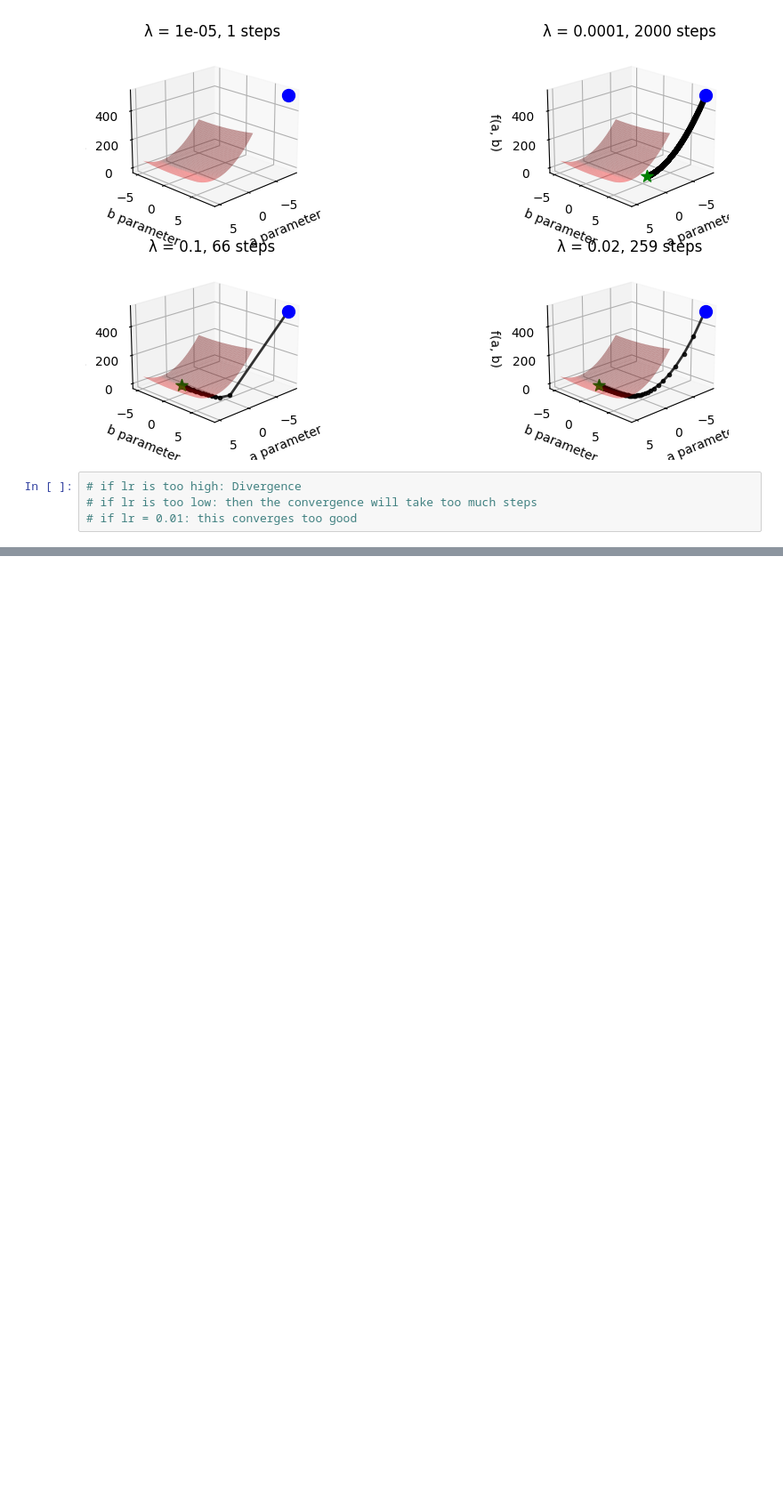
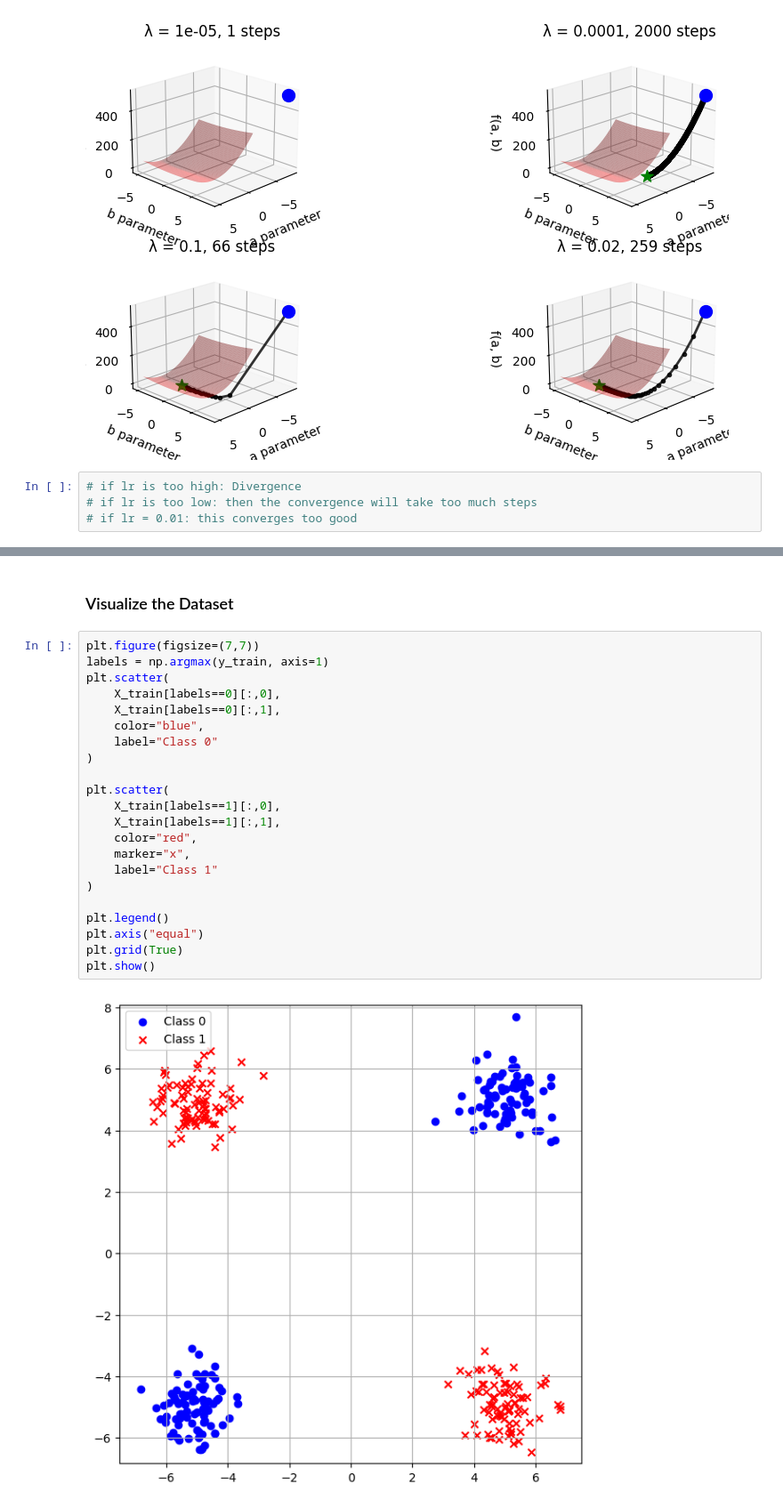
Before and after one commit to Himanshu7921/joanna-ai-coursework, a Jupyter notebook: joanna_ml_classes/09_solving_assignments/example.ipynb, the cells around one changed output, grey strips where cells are left out. Shown at 89% size. Drawn from its saved outputs; the diff is of its cells as text; blank space fills up the shorter version.

```diff
--- a/joanna_ml_classes/09_solving_assignments/example.ipynb
+++ b/joanna_ml_classes/09_solving_assignments/example.ipynb
@@ -178,0 +495,26 @@ Learning rate 0.02: Converged to a = 1.956, b = -0.966 in 259 steps
+# %% [markdown]
+### Visualize the Dataset
+# %%
+plt.figure(figsize=(7,7))
+labels = np.argmax(y_train, axis=1)
+plt.scatter(
+    X_train[labels==0][:,0],
+    X_train[labels==0][:,1],
+    color="blue",
+    label="Class 0"
+)
+
+plt.scatter(
+    X_train[labels==1][:,0],
+    X_train[labels==1][:,1],
+    color="red",
+    marker="x",
+    label="Class 1"
+)
+
+plt.legend()
+plt.axis("equal")
+plt.grid(True)
+plt.show()
+# %% [output]
+[figure, added]
```
Also changed, not shown: parts of 26 cells of this notebook.
